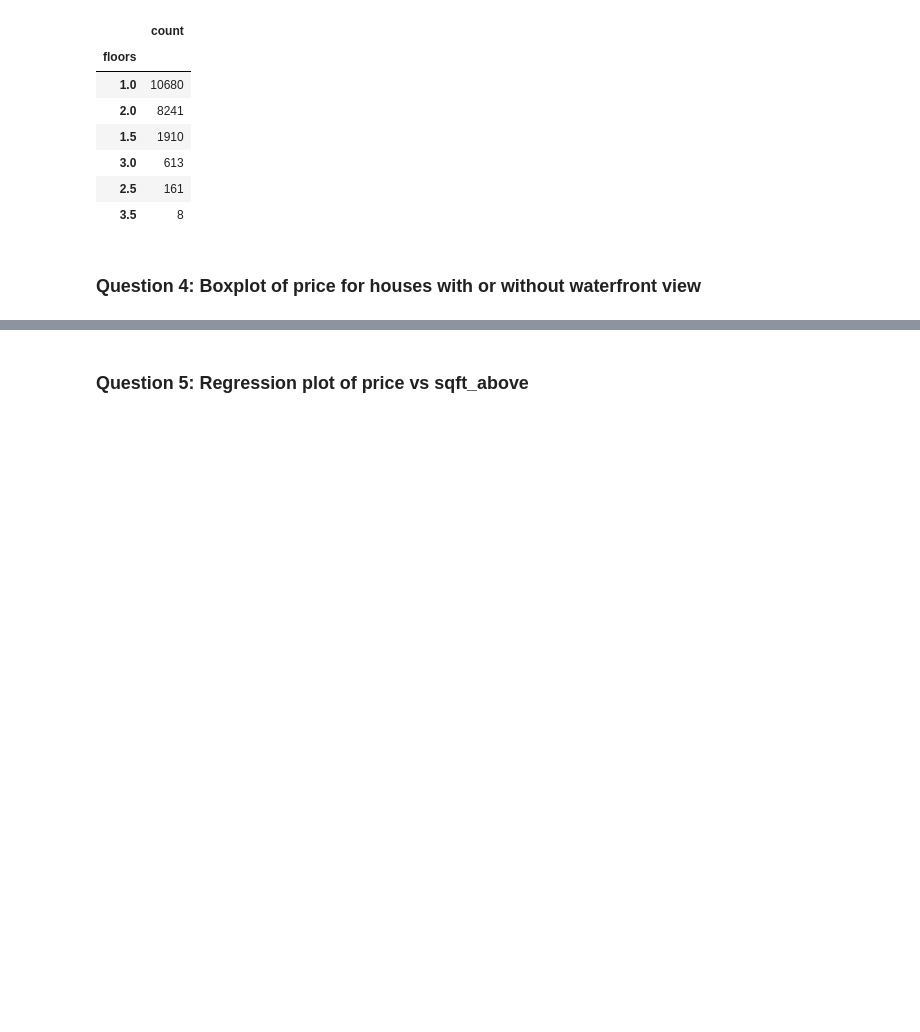
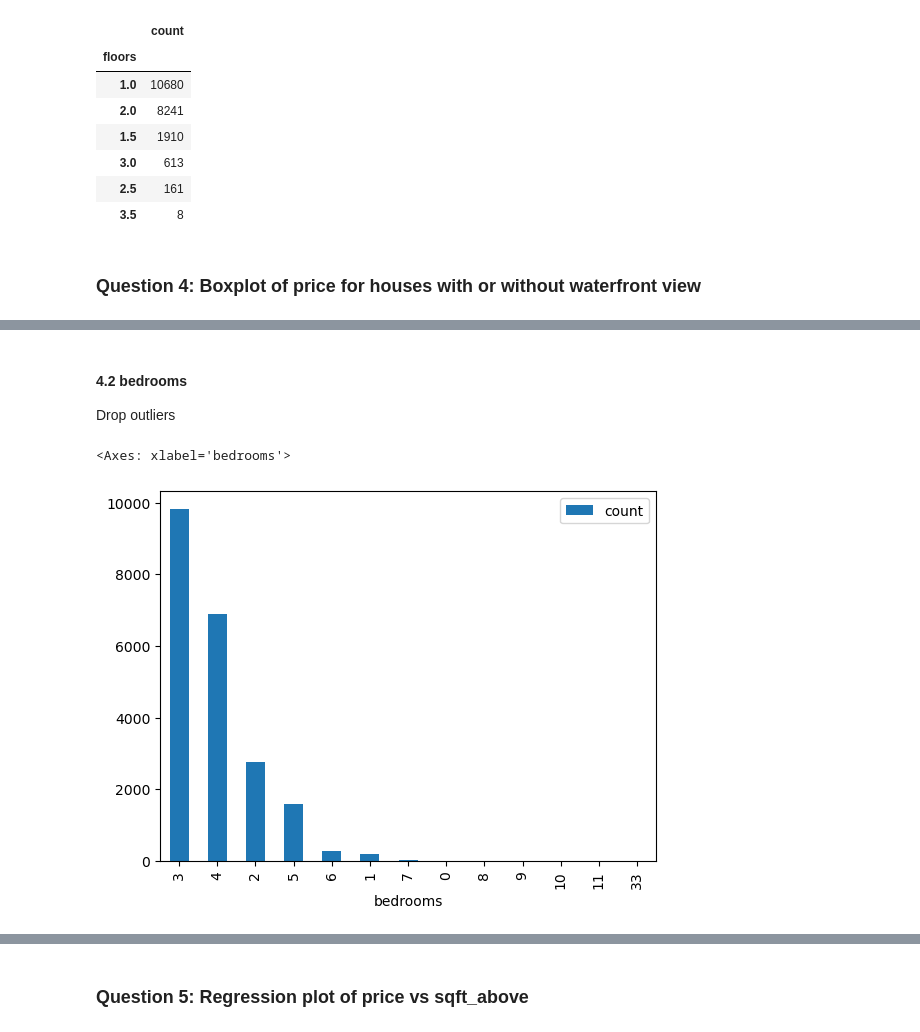
Before and after one commit to Keithsel/DAP301m-code, a Jupyter notebook: Lab_1/Lab_1.ipynb, the cells around one changed output, grey strips where cells are left out. Cells and saved outputs as stored; diff of their text form; code cells hidden in the pictures; blank space fills up the shorter version.

```diff
--- a/Lab_1/Lab_1.ipynb
+++ b/Lab_1/Lab_1.ipynb
@@ -68,0 +134,8 @@ plt.show()
+# %% [markdown]
+#### 4.2  bedrooms
+Drop outliers
+# %%
+data['bedrooms'].value_counts().to_frame().plot(kind='bar')
+# %% [output]
+<Axes: xlabel='bedrooms'>
+[figure, added]
```
Also changed, not shown: parts of 53 cells of this notebook, 1 other file.
